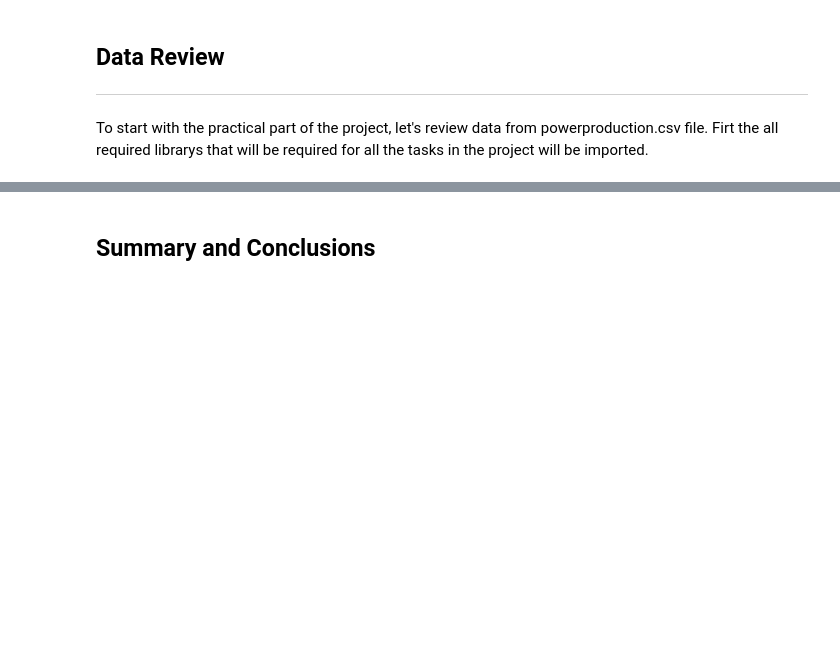
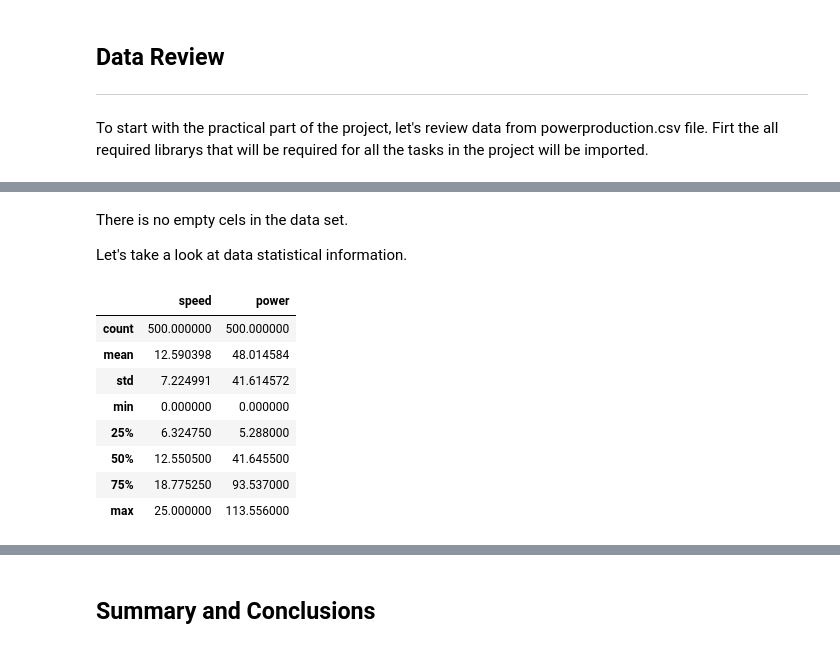
Before and after one commit to G00376332/52954-MachineLearning_Project, a Jupyter notebook: Project.ipynb, the cells around one changed output, grey strips where cells are left out. Drawn from its saved outputs; the diff is of its cells as text; code cells hidden in the pictures; blank space fills up the shorter version.

```diff
--- a/Project.ipynb
+++ b/Project.ipynb
@@ -103,0 +143,17 @@ import matplotlib.pyplot as plt
+# %% [markdown]
+There is no empty cels in the data set.
+
+Let's take a look at data statistical information.
+# %%
+# Display statistical info of dataset
+df.describe()
+# %% [output]
+|  | speed | power |
+| count | 500.000000 | 500.000000 |
+| mean | 12.590398 | 48.014584 |
+| std | 7.224991 | 41.614572 |
+| min | 0.000000 | 0.000000 |
+| 25% | 6.324750 | 5.288000 |
+| 50% | 12.550500 | 41.645500 |
+| 75% | 18.775250 | 93.537000 |
+| max | 25.000000 | 113.556000 |
```
Also changed, not shown: parts of 6 cells of this notebook.
